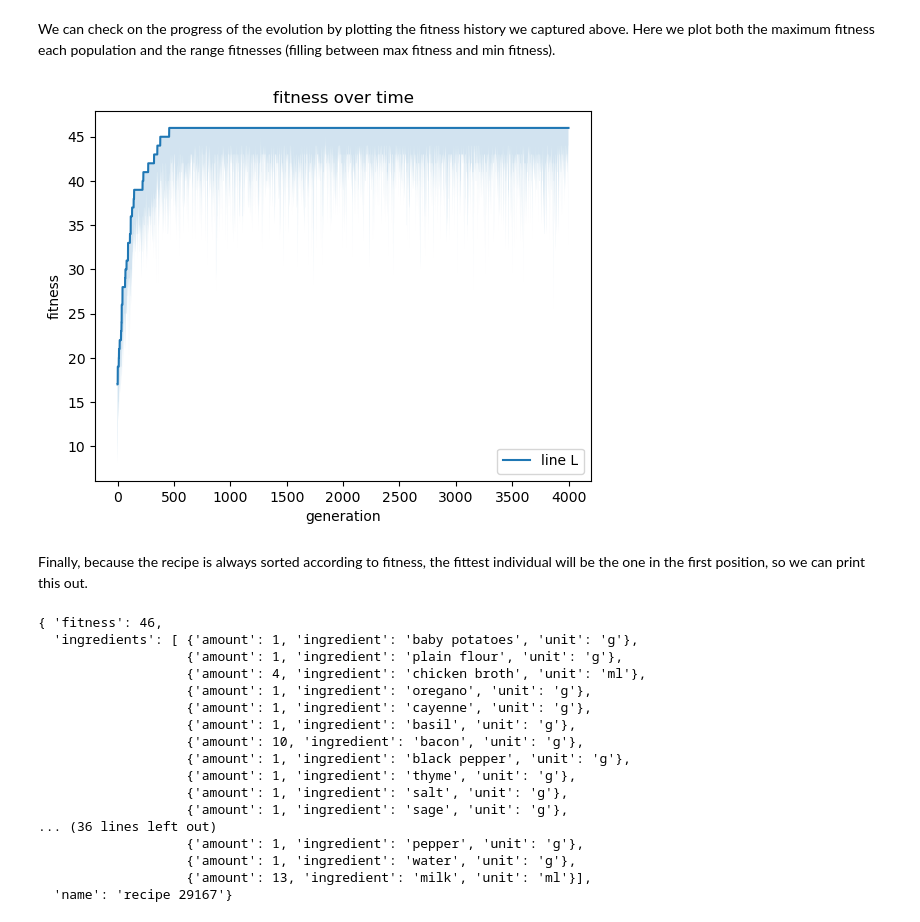
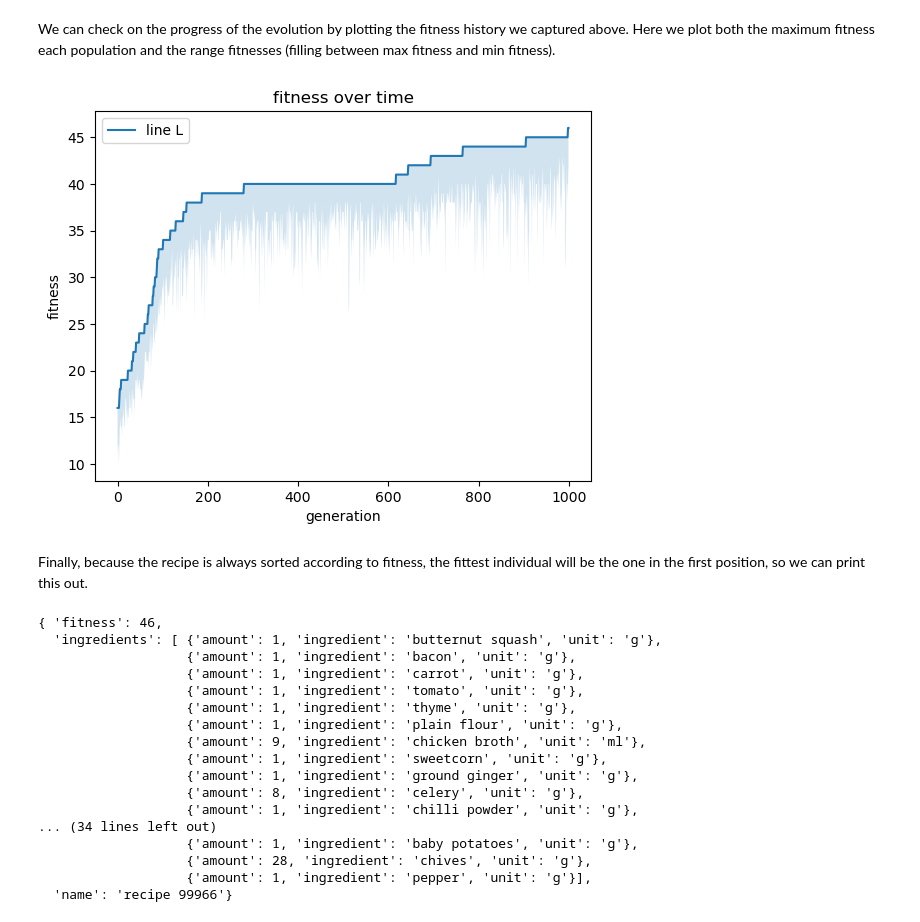
Before and after one commit to Linthevanrooij/Computational_creativity, a Jupyter notebook: Bitwise Bakeoff/Simple_PIERRE.ipynb, the cells around one changed output. Cells and saved outputs as stored; diff of their text form; code cells hidden in the pictures.

Commit message:
Update after meeting
Scaled to 10 servings per recipe, added consonants def in main, cleaned up the code a bit, fixed some minor errors in the inspiring set

```diff
--- a/Bitwise Bakeoff/Simple_PIERRE.ipynb
+++ b/Bitwise Bakeoff/Simple_PIERRE.ipynb
@@ -386,7 +385,7 @@ population = sorted(population, reverse = True, key = lambda r: r['fitness'])
 
 max_fitnesses = []
 min_fitnesses = []
-for i in range(4000):
+for i in range(1000):
   R = generate_recipes(population_size, population)
   population = select_population(population, R)
   max_fitnesses.append(population[0]['fitness'])
@@ -396,37 +395,37 @@ We can check on the progress of the evolution by plotting the fitness history we
 # %%
 import matplotlib.pyplot as plt
 
-x  = range(4000)
+x  = range(1000)
 plt.plot(x, max_fitnesses, label="line L")
 plt.fill_between(x, min_fitnesses, max_fitnesses, alpha=0.2)
 plt.plot()
 
 plt.xlabel("generation")
 plt.ylabel("fitness")
 plt.title("fitness over time")
 plt.legend()
 plt.show()
 # %% [output]
-[figure, old version]
+[figure, new version]
 # %% [markdown]
 Finally, because the recipe is always sorted according to fitness, the fittest individual will be the one in the first position, so we can print this out.
 # %%
 pprint.PrettyPrinter(indent=2, depth=3).pprint(population[0])
 # %% [output]
 { 'fitness': 46,
-  'ingredients': [ {'amount': 1, 'ingredient': 'baby potatoes', 'unit': 'g'},
+  'ingredients': [ {'amount': 1, 'ingredient': 'butternut squash', 'unit': 'g'},
+                   {'amount': 1, 'ingredient': 'bacon', 'unit': 'g'},
+                   {'amount': 1, 'ingredient': 'carrot', 'unit': 'g'},
+                   {'amount': 1, 'ingredient': 'tomato', 'unit': 'g'},
+                   {'amount': 1, 'ingredient': 'thyme', 'unit': 'g'},
                    {'amount': 1, 'ingredient': 'plain flour', 'unit': 'g'},
-                   {'amount': 4, 'ingredient': 'chicken broth', 'unit': 'ml'},
-                   {'amount': 1, 'ingredient': 'oregano', 'unit': 'g'},
-                   {'amount': 1, 'ingredient': 'cayenne', 'unit': 'g'},
-                   {'amount': 1, 'ingredient': 'basil', 'unit': 'g'},
-                   {'amount': 10, 'ingredient': 'bacon', 'unit': 'g'},
-                   {'amount': 1, 'ingredient': 'black pepper', 'unit': 'g'},
-                   {'amount': 1, 'ingredient': 'thyme', 'unit': 'g'},
-                   {'amount': 1, 'ingredient': 'salt', 'unit': 'g'},
-                   {'amount': 1, 'ingredient': 'sage', 'unit': 'g'},
-... (36 lines left out)
-                   {'amount': 1, 'ingredient': 'pepper', 'unit': 'g'},
-                   {'amount': 1, 'ingredient': 'water', 'unit': 'g'},
-                   {'amount': 13, 'ingredient': 'milk', 'unit': 'ml'}],
-  'name': 'recipe 29167'}
+                   {'amount': 9, 'ingredient': 'chicken broth', 'unit': 'ml'},
+                   {'amount': 1, 'ingredient': 'sweetcorn', 'unit': 'g'},
+                   {'amount': 1, 'ingredient': 'ground ginger', 'unit': 'g'},
+                   {'amount': 8, 'ingredient': 'celery', 'unit': 'g'},
+                   {'amount': 1, 'ingredient': 'chilli powder', 'unit': 'g'},
+... (34 lines left out)
+                   {'amount': 1, 'ingredient': 'baby potatoes', 'unit': 'g'},
+                   {'amount': 28, 'ingredient': 'chives', 'unit': 'g'},
+                   {'amount': 1, 'ingredient': 'pepper', 'unit': 'g'}],
+  'name': 'recipe 99966'}
```
Also changed, not shown: parts of 3 cells of this notebook, 6 other files.
